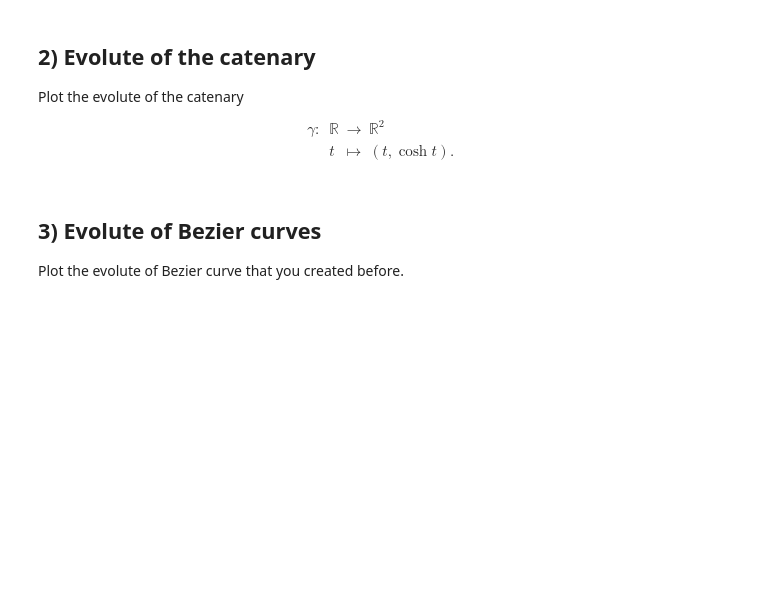
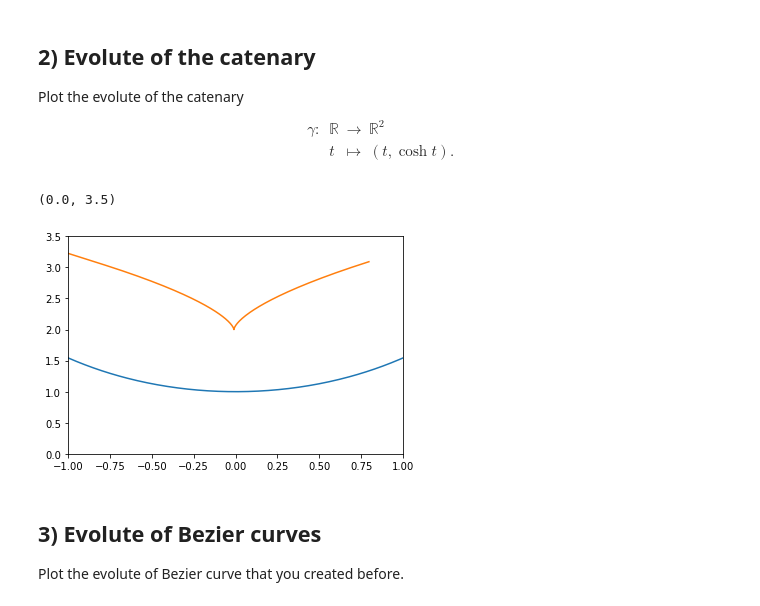
Before and after one commit to bdbonnaire/master_code, a Jupyter notebook: gm/course/Tutorial3-evolutes.ipynb, the cells around one changed output. Saved outputs shown, nothing was run; the diff lists cells and outputs as text; code cells hidden in the pictures; blank space fills up the shorter version.

```diff
--- a/gm/course/Tutorial3-evolutes.ipynb
+++ b/gm/course/Tutorial3-evolutes.ipynb
@@ -108,6 +169,22 @@ $$
 &t &\mapsto & (t,\cosh t).
 \end{array}
 $$
+# %%
+t = np.linspace(-1, 1, 200)
+f = lambda x : np.cosh(t)
+
+F = np.array([t, f(t)])
+
+gamma_evolute = evolute(t, F)
+
+plt.plot(t, f(t))
+plt.plot(gamma_evolute[0], gamma_evolute[1])
+
+plt.xlim(-1,1)
+plt.ylim(0, 3.5)
+# %% [output]
+(0.0, 3.5)
+[figure, added]
 # %% [markdown]
 ## 3) Evolute of Bezier curves
 Plot the evolute of  Bezier curve that you created before.
```
Also changed, not shown: parts of 7 cells of this notebook.
